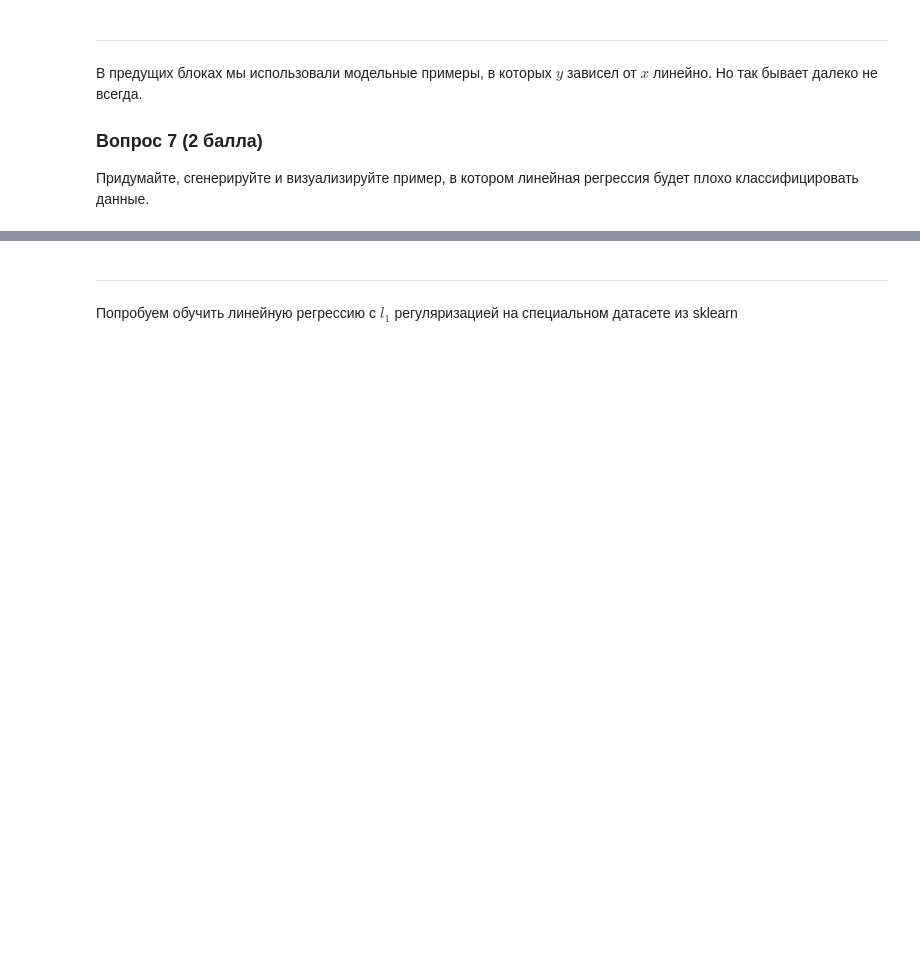
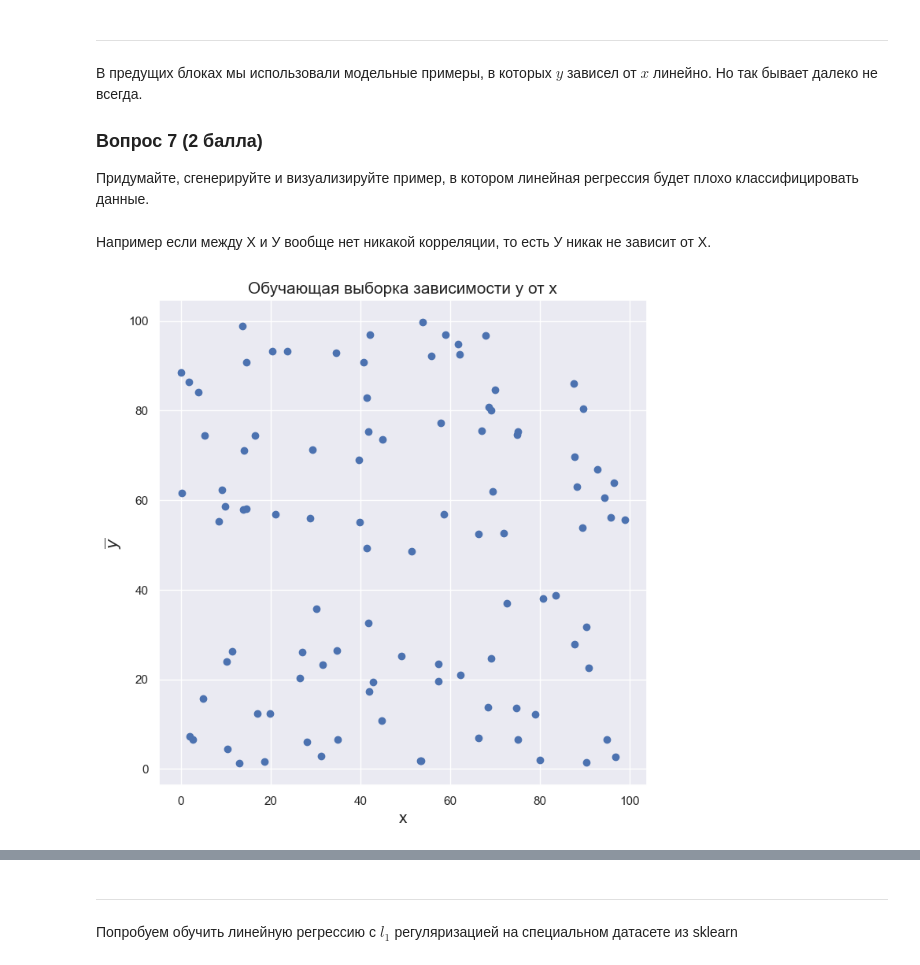
Before and after one commit to Eshasss/i-love-crispy-laptops, a Jupyter notebook: ML/ML 2 - LinReg/09_17_2025_LinReg.ipynb, the cells around one changed output, grey strips where cells are left out. Drawn from its saved outputs; the diff is of its cells as text; code cells hidden in the pictures; blank space fills up the shorter version.

```diff
--- a/ML/ML 2 - LinReg/09_17_2025_LinReg.ipynb
+++ b/ML/ML 2 - LinReg/09_17_2025_LinReg.ipynb
@@ -342,0 +379,15 @@ w1: 0.4261538129756522  w2: 0.025639365702917725
+# %% [markdown]
+Например если между Х и У вообще нет никакой корреляции, то есть У никак не зависит от Х.
+# %%
+np.random.seed(1)
+X = np.random.rand(100, 1) * 100
+Y = np.random.rand(100, 1) * 100
+
+plt.figure(figsize=(8, 8))
+plt.scatter(X, Y)
+plt.title("Обучающая выборка зависимости y от x", size=15)
+plt.xlabel("x", size=15)
+plt.ylabel(r'$\overline{y}$', size=15)
+plt.show()
+# %% [output]
+[figure, added]
```
Also changed, not shown: parts of 34 cells of this notebook, 3 other files.
